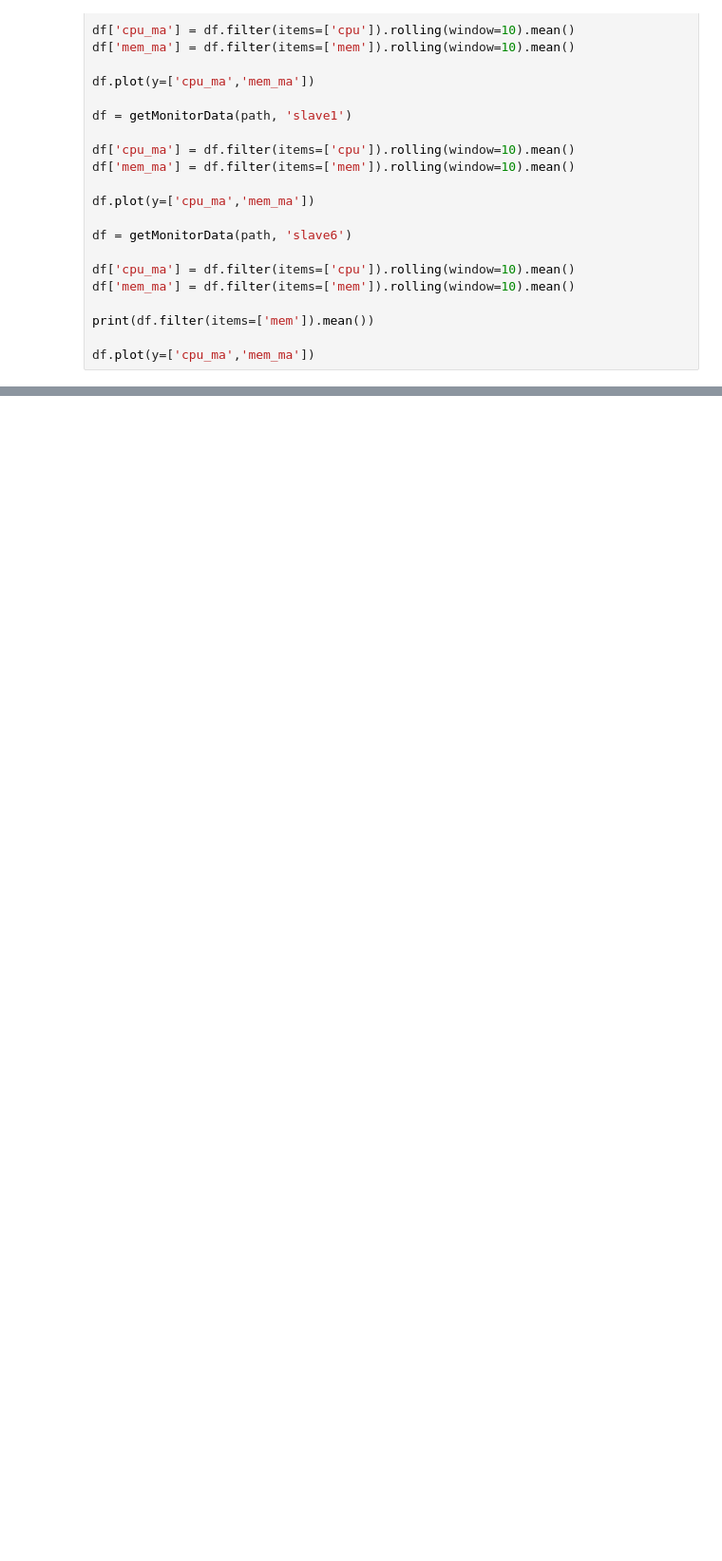
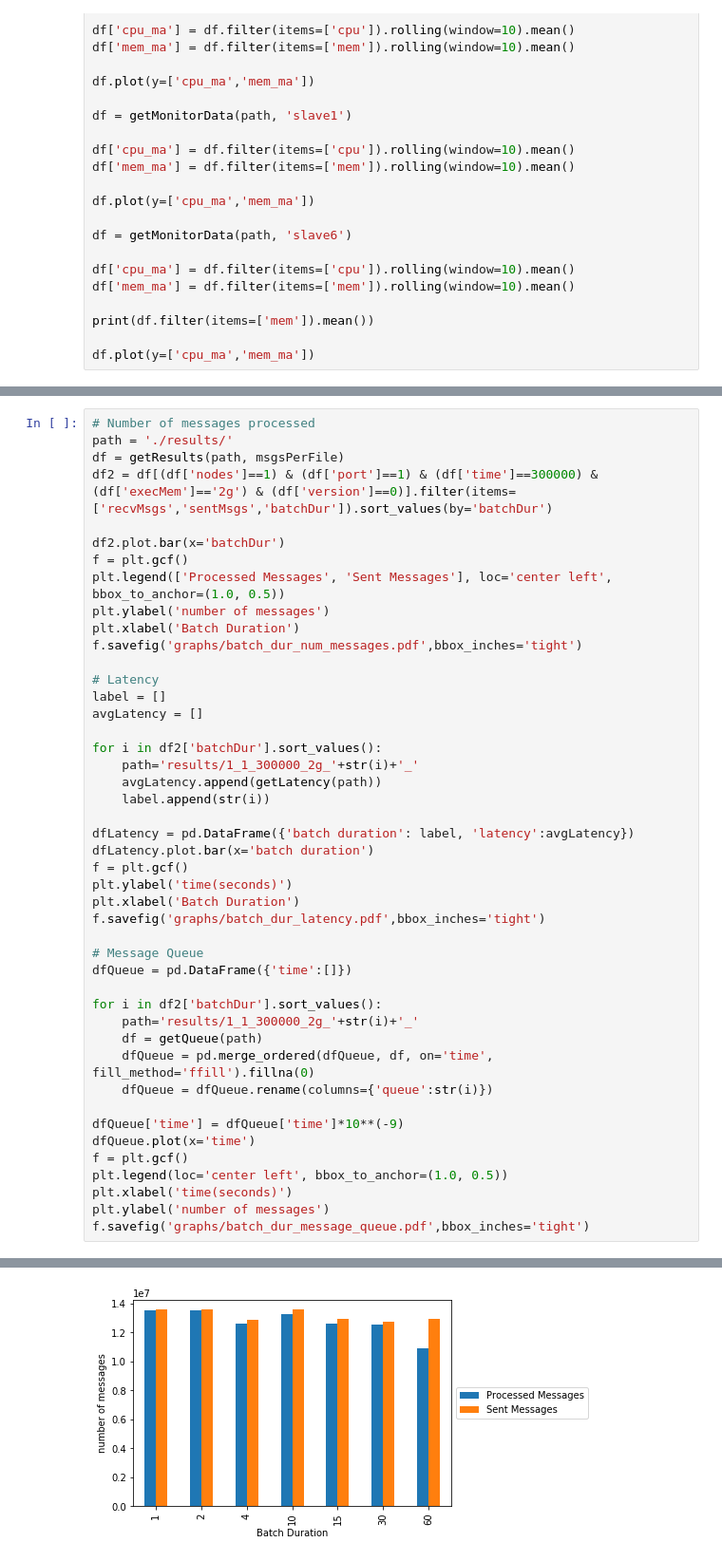
Before and after one commit to ronaldnoronha/SocketStreamingKMeansExperiment, a Jupyter notebook: analyseResults.ipynb, the cells around one changed output, grey strips where cells are left out. Shown at 95% size. Drawn from its saved outputs; the diff is of its cells as text; blank space fills up the shorter version.

```diff
--- a/analyseResults.ipynb
+++ b/analyseResults.ipynb
@@ -443,0 +571,46 @@ df.plot(y=['cpu_ma','mem_ma'])
+# %%
+# Number of messages processed
+path = './results/'
+df = getResults(path, msgsPerFile)
+df2 = df[(df['nodes']==1) & (df['port']==1) & (df['time']==300000) & (df['execMem']=='2g') & (df['version']==0)].filter(items=['recvMsgs','sentMsgs','batchDur']).sort_values(by='batchDur')
+
+df2.plot.bar(x='batchDur')
+f = plt.gcf()
+plt.legend(['Processed Messages', 'Sent Messages'], loc='center left', bbox_to_anchor=(1.0, 0.5))
+plt.ylabel('number of messages')
+plt.xlabel('Batch Duration')
+f.savefig('graphs/batch_dur_num_messages.pdf',bbox_inches='tight')
+
+# Latency
+label = []
+avgLatency = []
+
+for i in df2['batchDur'].sort_values():
+    path='results/1_1_300000_2g_'+str(i)+'_'
+    avgLatency.append(getLatency(path))
+    label.append(str(i))
+
+dfLatency = pd.DataFrame({'batch duration': label, 'latency':avgLatency})
+dfLatency.plot.bar(x='batch duration')
+f = plt.gcf()
+plt.ylabel('time(seconds)')
+plt.xlabel('Batch Duration')
+f.savefig('graphs/batch_dur_latency.pdf',bbox_inches='tight')
+
+# Message Queue
+dfQueue = pd.DataFrame({'time':[]})
+
+for i in df2['batchDur'].sort_values():
+    path='results/1_1_300000_2g_'+str(i)+'_'
+    df = getQueue(path)
+    dfQueue = pd.merge_ordered(dfQueue, df, on='time', fill_method='ffill').fillna(0)
+    dfQueue = dfQueue.rename(columns={'queue':str(i)})
+
+dfQueue['time'] = dfQueue['time']*10**(-9)
+dfQueue.plot(x='time')
+f = plt.gcf()
+plt.legend(loc='center left', bbox_to_anchor=(1.0, 0.5))
+plt.xlabel('time(seconds)')
+plt.ylabel('number of messages')
+f.savefig('graphs/batch_dur_message_queue.pdf',bbox_inches='tight')
+# %% [output]
@@ -443,0 +624 @@ df.plot(y=['cpu_ma','mem_ma'])
+[figure, added]
```
Also changed, not shown: parts of 7 cells of this notebook, 3 other files.
